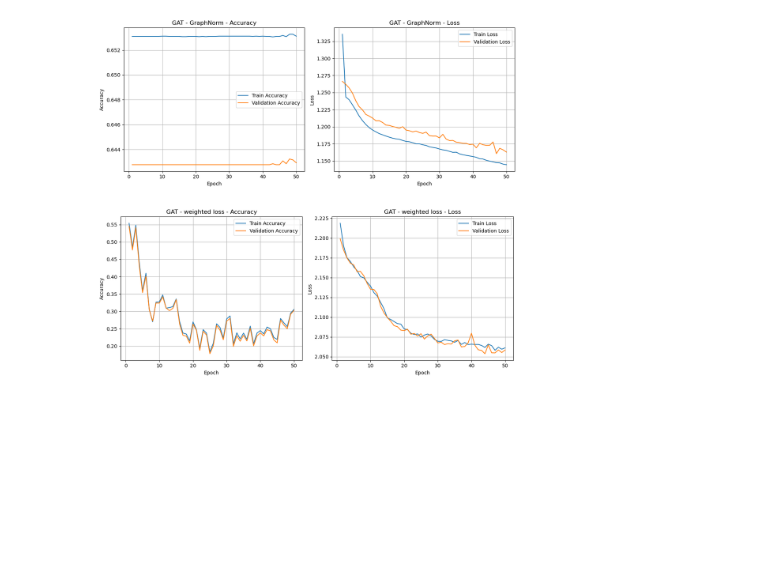
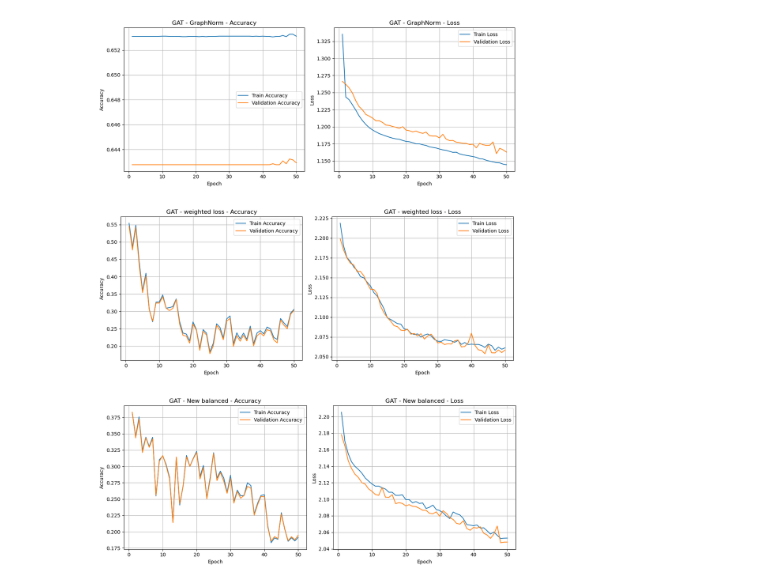
Before and after one commit to tommasoravasio/scRNAseq-GNN-multiclass-tp53, a Jupyter notebook: notebooks/main_experiment.ipynb, the cells around one changed output. Saved outputs shown, nothing was run; the diff lists cells and outputs as text; code cells hidden in the pictures; blank space fills up the shorter version.

Commit message:
added results for new balancing, still 0 macro f1. implemented different balancing methods (have to run them on the cluster

```diff
--- a/notebooks/main_experiment.ipynb
+++ b/notebooks/main_experiment.ipynb
@@ -647,3 +647,7 @@ model_comparison.plot_training_curves("../Results/target/gat_results/GraphNorm_g
 model_comparison.plot_training_curves("../Results/target/gat_results/weight_gat/training_log.csv", model_name = "GAT - weighted loss")
 # %% [output]
 [figure]
+# %%
+model_comparison.plot_training_curves("../Results/target/gat_results/new_balanced_GAT/training_log.csv", model_name = "GAT - New balanced")
+# %% [output]
+[figure, added]
```
Also changed, not shown: 10 other files.
